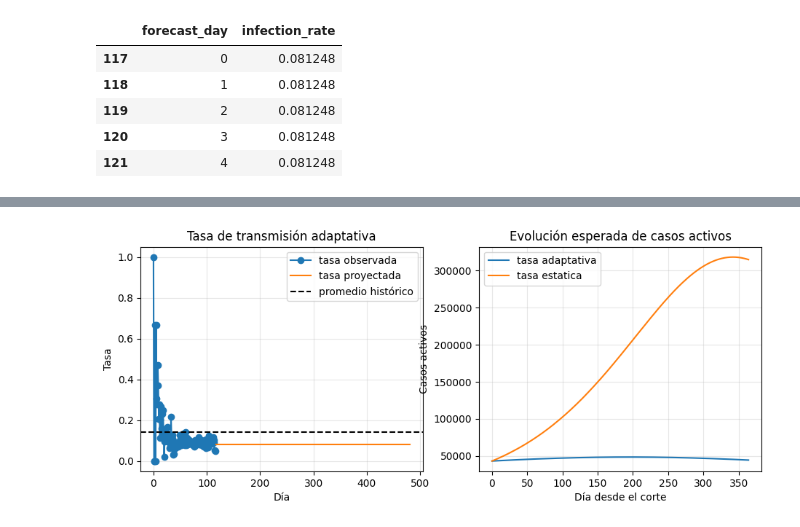
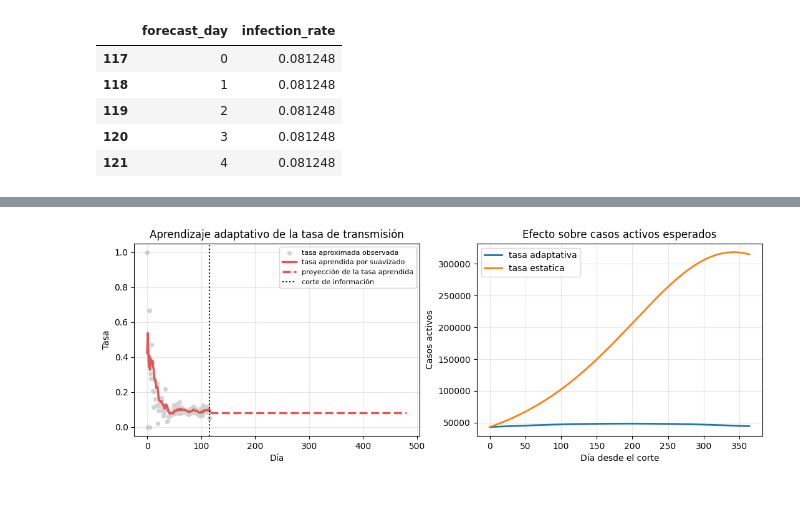
Before and after one commit to jdvelasq/classroom-vibecoding, a Jupyter notebook: implementation/predictiva/P209_sir_adaptativo/professor/notebook.ipynb, the cells around one changed output, grey strips where cells are left out. Drawn from its saved outputs; the diff is of its cells as text; code cells hidden in the pictures; blank space fills up the shorter version.

```diff
--- a/implementation/predictiva/P209_sir_adaptativo/professor/notebook.ipynb
+++ b/implementation/predictiva/P209_sir_adaptativo/professor/notebook.ipynb
@@ -98,39 +98,39 @@ forecasts.head()
 | 3 | 3 | 0.089217 | 5.031763e+07 | 44339.060236 | 10449.953752 | 0.0 | 2216.953012 | tasa_estatica |
 | 4 | 4 | 0.089217 | 5.031368e+07 | 44743.422198 | 13997.078571 | 0.0 | 2237.171110 | tasa_estatica |
 # %%
-# ¿Cómo cambia la evolución esperada cuando la tasa se actualiza en vez de permanecer fija?
+# La comparación entre tasa observada, tasa aprendida y proyección hace visible cómo cada observación actualiza el modelo.
 
 import matplotlib.pyplot as plt
 
-figure, axes = plt.subplots(1, 2, figsize=(11, 4))
-axes[0].plot(
-    observed["day"], observed["infection_rate"], marker="o", label="tasa observada"
+figure, axes = plt.subplots(1, 2, figsize=(13, 4))
+cutoff_day = observed["day"].max()
+forecast_day = cutoff_day + 1 + rate_forecast["forecast_day"]
+
+axes[0].scatter(
+    observed["day"], observed["infection_rate"],
+    color="lightgray", s=18, label="tasa aproximada observada",
 )
 axes[0].plot(
-    observed["day"].max() + 1 + rate_forecast["forecast_day"],
-    rate_forecast["infection_rate"],
-    label="tasa proyectada",
+    observed["day"], observed["smoothed_infection_rate"],
+    color="#e45756", linewidth=2.5, label="tasa aprendida por suavizado",
 )
-axes[0].axhline(
-    long_run_rate, color="black", linestyle="--", label="promedio histórico"
+axes[0].plot(
+    forecast_day, rate_forecast["infection_rate"],
+    color="#e45756", linestyle="--", linewidth=2.5, label="proyección de la tasa aprendida",
 )
-axes[0].set(title="Tasa de transmisión adaptativa", xlabel="Día", ylabel="Tasa")
+axes[0].axvline(cutoff_day, color="black", linestyle=":", label="corte de información")
+axes[0].set(title="Aprendizaje adaptativo de la tasa de transmisión", xlabel="Día", ylabel="Tasa")
 axes[0].grid(alpha=0.3)
-axes[0].legend()
+axes[0].legend(fontsize=8)
+
 for model, forecast in forecasts.groupby("model"):
-    axes[1].plot(
-        forecast["forecast_day"], forecast["infected"], label=model.replace("_", " ")
-    )
-axes[1].set(
-    title="Evolución esperada de casos activos",
-    xlabel="Día desde el corte",
-    ylabel="Casos activos",
-)
+    axes[1].plot(forecast["forecast_day"], forecast["infected"], linewidth=2, label=model.replace("_", " "))
+axes[1].set(title="Efecto sobre casos activos esperados", xlabel="Día desde el corte", ylabel="Casos activos")
 axes[1].grid(alpha=0.3)
 axes[1].legend()
 plt.show()
 # %% [output]
-[figure, old version]
+[figure, new version]
 # %%
 # Se conservan la tasa proyectada, los pronósticos y la gráfica para verificar el taller.
 
```
Also changed, not shown: 1 other file.
